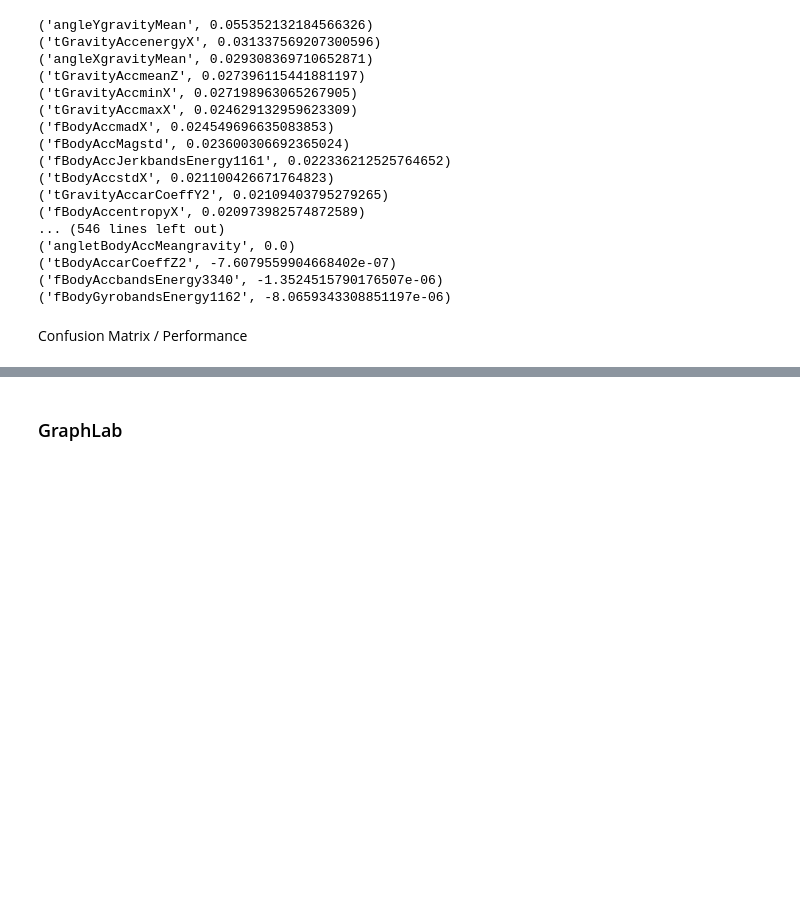
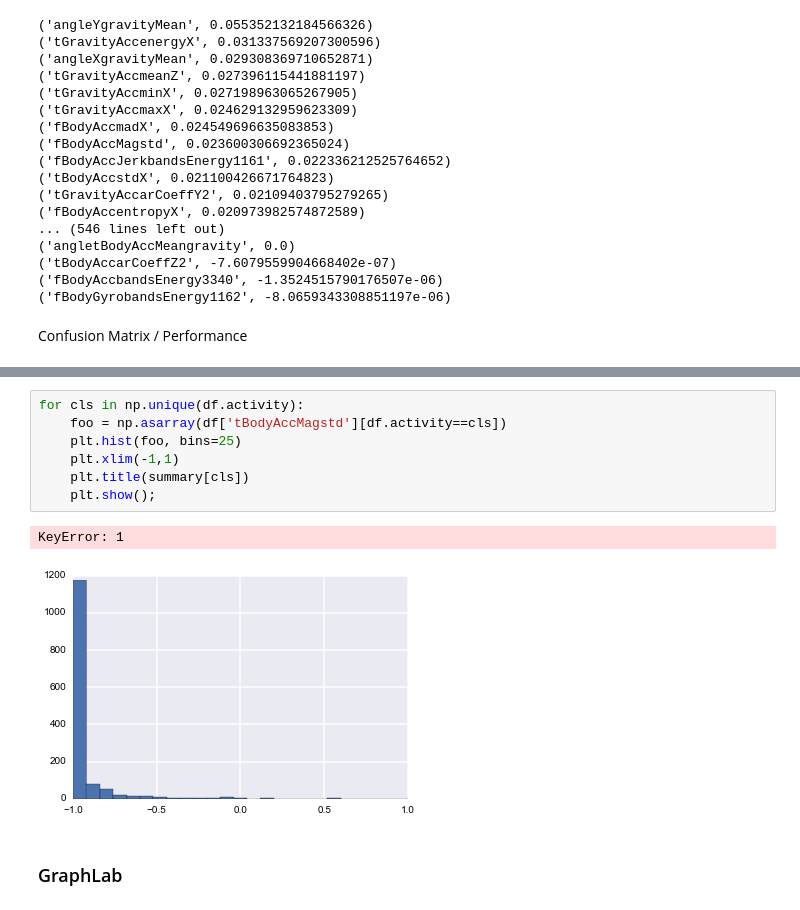
Before and after one commit to nyghtowl/Random_Forests, a Jupyter notebook: Random Forest WB.ipynb, the cells around one changed output, grey strips where cells are left out. Saved outputs shown, nothing was run; the diff lists cells and outputs as text; blank space fills up the shorter version.

```diff
--- a/Random Forest WB.ipynb
+++ b/Random Forest WB.ipynb
@@ -205,3 +240,13 @@ NameError: name 'unique' is not defined
+# %%
+for cls in np.unique(df.activity):
+    foo = np.asarray(df['tBodyAccMagstd'][df.activity==cls])
+    plt.hist(foo, bins=25)
+    plt.xlim(-1,1)
+    plt.title(summary[cls])
+    plt.show();
+# %% [output]
+KeyError: 1
+[figure, added]
 # %% [markdown]
 ### GraphLab
 # %%
```
Also changed, not shown: parts of 7 cells of this notebook.
